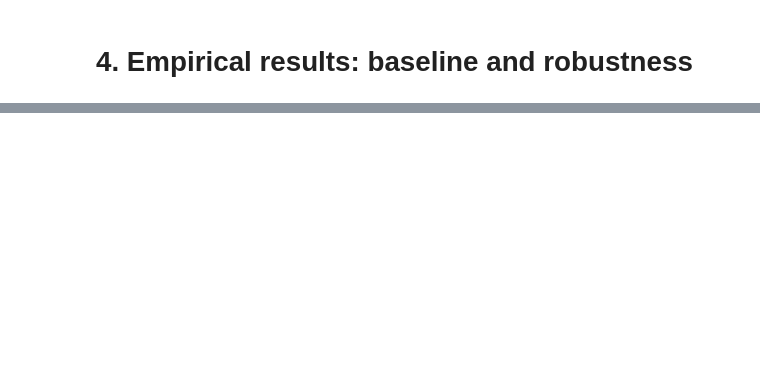
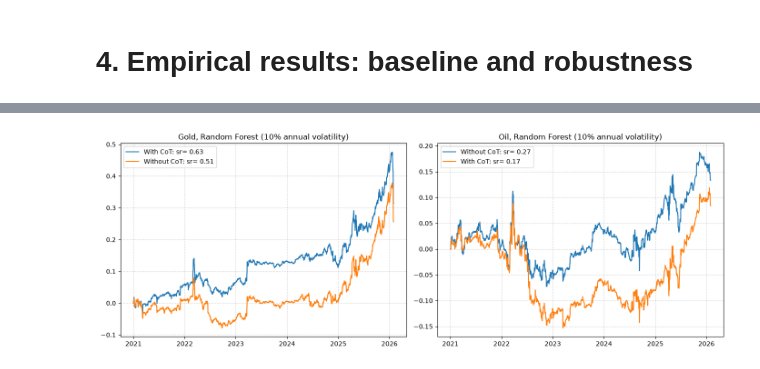
Before and after one commit to phounkpe2004/ML-for-Trading-ENSAE-3A, a Jupyter notebook: ml_trading.ipynb, the cells around one changed output, grey strips where cells are left out. Drawn from its saved outputs; the diff is of its cells as text; code cells hidden in the pictures; blank space fills up the shorter version.

```diff
--- a/ml_trading.ipynb
+++ b/ml_trading.ipynb
@@ -1065,0 +585,5 @@ def features_selector_lasso(
+# %%
+features_oil, target_oil, ret_oil = build_features(cleaned_data, lag_order=10, target_col="oil")
+features_gold, target_gold, ret_gold = build_features(cleaned_data, lag_order=10, target_col="gold")
+
+print("Number of features:", features_gold.shape[1], "(22 series x 10 lags, 9 moving averages, 1 VIX dummy)")
@@ -1065,0 +1100,8 @@ def features_selector_lasso(
+# %%
+def prepare_tuning_data(features: pd.DataFrame, target: pd.Series, tuning_end_date: str = "2020-12-31"):
+
+    X_tune = features.loc[:tuning_end_date]
+    y_tune = target.reindex(X_tune.index)
+
+    # The label of the last day is the first return of the test period
+    return X_tune.iloc[:-1], y_tune.iloc[:-1]
@@ -1065,0 +1213,6 @@ def features_selector_lasso(
+# %%
+print("OIL")
+best_models_oil, best_windows_oil, best_name_oil = hyperparameter_optimization(X_tune_oil, y_tune_oil, models_and_params)
+print("GOLD")
+best_models_gold, best_windows_gold, best_name_gold = hyperparameter_optimization(X_tune_gold, y_tune_gold, models_and_params)
+print("Model selected before the test period. Gold:", best_name_gold, "| Oil:", best_name_oil)
@@ -1185,0 +1769,15 @@ We can see that the training window has an impact on our cumulated PnL and our S
+# %%
+h2_gold, curves_gold = compare_with_cot(features_gold, target_gold, ret_gold, best_models_gold, best_windows_gold, "gold")
+h2_oil, curves_oil = compare_with_cot(features_oil, target_oil, ret_oil, best_models_oil, best_windows_oil, "oil")
+
+h2_table = pd.concat([h2_gold, h2_oil]).set_index(["asset", "features", "model"])
+h2_table["CW p (Holm)"] = holm_adjust(h2_table["CW p-value"])
+h2_table["Sharpe p (Holm)"] = holm_adjust(h2_table["Sharpe diff. p-value"])
+h2_table["R2 gain"] = h2_table["R2 with CoT"] - h2_table["R2 without"]
+h2_table["Sharpe gain"] = h2_table["Sharpe with CoT"] - h2_table["Sharpe without"]
+
+display(h2_table[["R2 without", "R2 with CoT", "R2 gain", "CW p-value", "CW p (Holm)", "DM p-value",
+                  "Sharpe without", "Sharpe with CoT", "Sharpe gain", "Sharpe diff. p-value", "Sharpe p (Holm)"]].round(4))
+
+print("Models where the R2 improves:", int((h2_table["R2 gain"] > 0).sum()), "out of", len(h2_table))
+print("Models where the Sharpe improves:", int((h2_table["Sharpe gain"] > 0).sum()), "out of", len(h2_table))
@@ -1185,0 +1805,12 @@ We can see that the training window has an impact on our cumulated PnL and our S
+# %%
+fig, axes = plt.subplots(1, 2, figsize=(14, 5))
+
+for ax, asset, curves, best in zip(axes, ["Gold", "Oil"], [curves_gold, curves_oil], [best_name_gold, best_name_oil]):
+    without, with_cot = curves[("full", best)]
+    line({"Without CoT": rescale(without), "With CoT": rescale(with_cot)}, cumsum=True, ax=ax, loc="best",
+         title=f"{asset}, {best} (10% annual volatility)")
+
+plt.tight_layout()
+plt.show()
+# %% [output]
+[figure, added]
```
Also changed, not shown: parts of 129 cells of this notebook, 2 other files.
